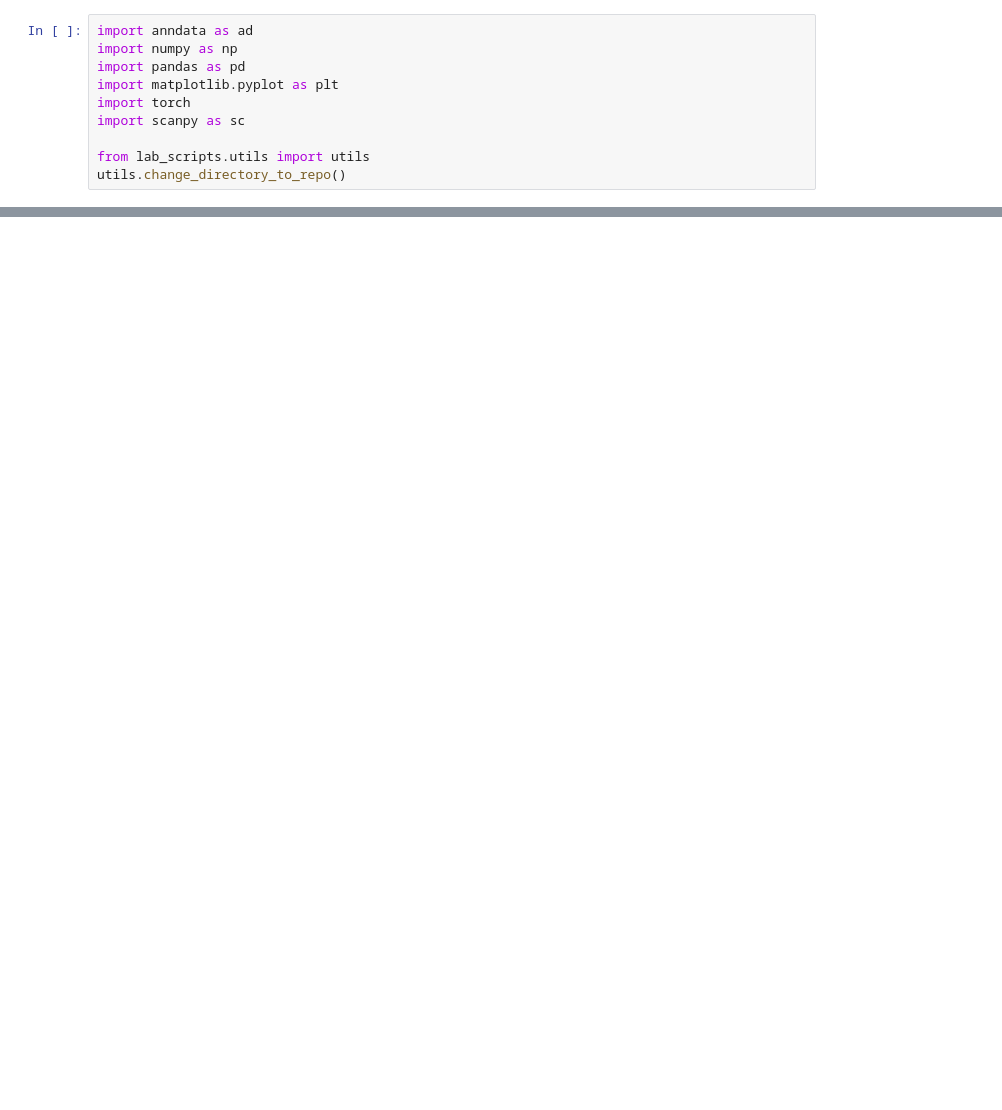
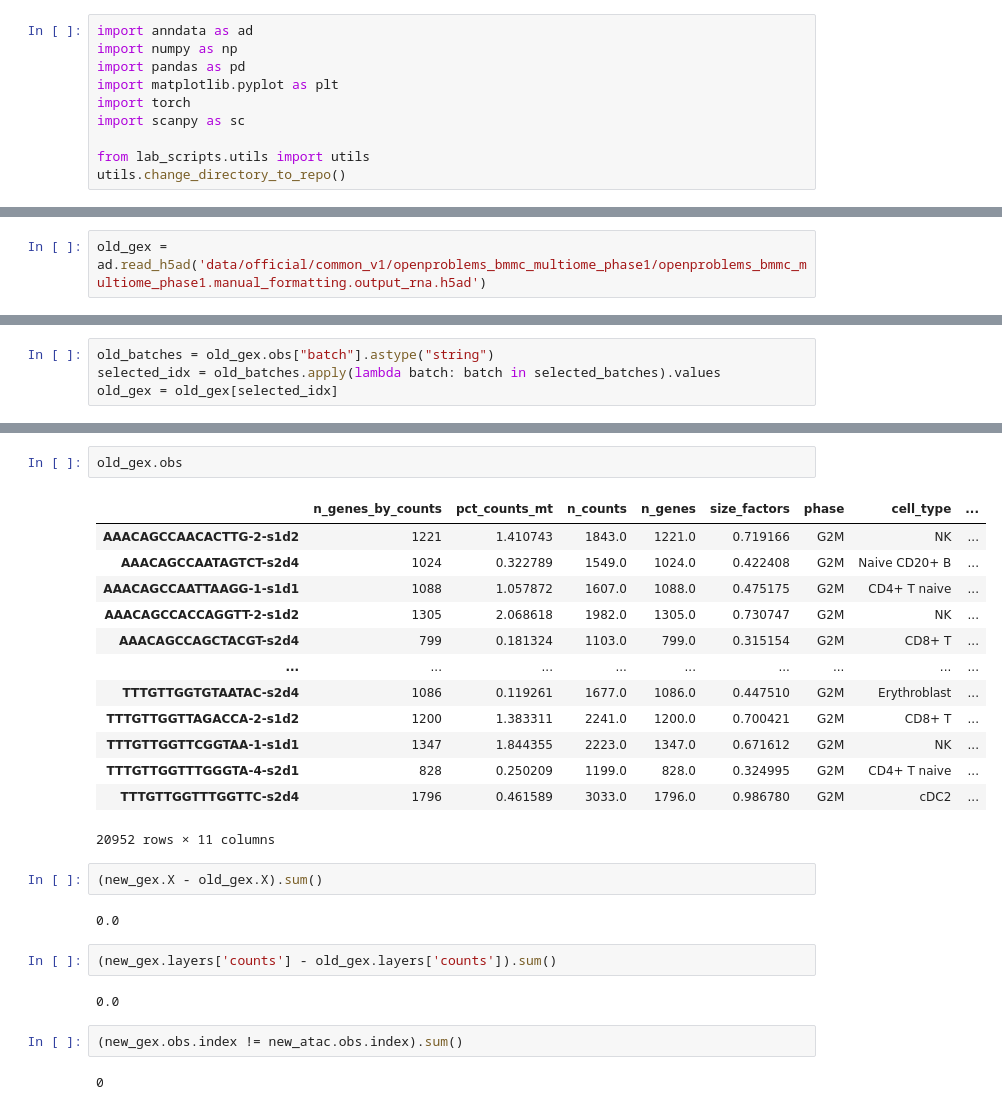
Before and after one commit to SteshinSS/NeurIPS2021, a Jupyter notebook: notebooks/EDA/official/v2_adt.ipynb, the cells around one changed output, grey strips where cells are left out. Saved outputs shown, nothing was run; the diff lists cells and outputs as text; blank space fills up the shorter version.

```diff
--- a/notebooks/EDA/official/v2_adt.ipynb
+++ b/notebooks/EDA/official/v2_adt.ipynb
@@ -51,0 +121,2 @@ sc.pl.violin(gex, keys=['normalized_depth'], groupby='batch')
+# %%
+old_gex = ad.read_h5ad('data/official/common_v1/openproblems_bmmc_multiome_phase1/openproblems_bmmc_multiome_phase1.manual_formatting.output_rna.h5ad')
@@ -51,0 +127,4 @@ sc.pl.violin(gex, keys=['normalized_depth'], groupby='batch')
+# %%
+old_batches = old_gex.obs["batch"].astype("string")
+selected_idx = old_batches.apply(lambda batch: batch in selected_batches).values
+old_gex = old_gex[selected_idx]
@@ -51,0 +173,28 @@ sc.pl.violin(gex, keys=['normalized_depth'], groupby='batch')
+# %%
+old_gex.obs
+# %% [output]
+|  | n_genes_by_counts | pct_counts_mt | n_counts | n_genes | size_factors | phase | cell_type | ... |
+| AAACAGCCAACACTTG-2-s1d2 | 1221 | 1.410743 | 1843.0 | 1221.0 | 0.719166 | G2M | NK | ... |
+| AAACAGCCAATAGTCT-s2d4 | 1024 | 0.322789 | 1549.0 | 1024.0 | 0.422408 | G2M | Naive CD20+ B | ... |
+| AAACAGCCAATTAAGG-1-s1d1 | 1088 | 1.057872 | 1607.0 | 1088.0 | 0.475175 | G2M | CD4+ T naive | ... |
+| AAACAGCCACCAGGTT-2-s1d2 | 1305 | 2.068618 | 1982.0 | 1305.0 | 0.730747 | G2M | NK | ... |
+| AAACAGCCAGCTACGT-s2d4 | 799 | 0.181324 | 1103.0 | 799.0 | 0.315154 | G2M | CD8+ T | ... |
+| ... | ... | ... | ... | ... | ... | ... | ... | ... |
+| TTTGTTGGTGTAATAC-s2d4 | 1086 | 0.119261 | 1677.0 | 1086.0 | 0.447510 | G2M | Erythroblast | ... |
+| TTTGTTGGTTAGACCA-2-s1d2 | 1200 | 1.383311 | 2241.0 | 1200.0 | 0.700421 | G2M | CD8+ T | ... |
+| TTTGTTGGTTCGGTAA-1-s1d1 | 1347 | 1.844355 | 2223.0 | 1347.0 | 0.671612 | G2M | NK | ... |
+| TTTGTTGGTTTGGGTA-4-s2d1 | 828 | 0.250209 | 1199.0 | 828.0 | 0.324995 | G2M | CD4+ T naive | ... |
+| TTTGTTGGTTTGGTTC-s2d4 | 1796 | 0.461589 | 3033.0 | 1796.0 | 0.986780 | G2M | cDC2 | ... |
+20952 rows × 11 columns
+# %%
+(new_gex.X - old_gex.X).sum()
+# %% [output]
+0.0
+# %%
+(new_gex.layers['counts'] - old_gex.layers['counts']).sum()
+# %% [output]
+0.0
+# %%
+(new_gex.obs.index != new_atac.obs.index).sum()
+# %% [output]
+0
```
Also changed, not shown: parts of 39 cells of this notebook, 11 other files.
